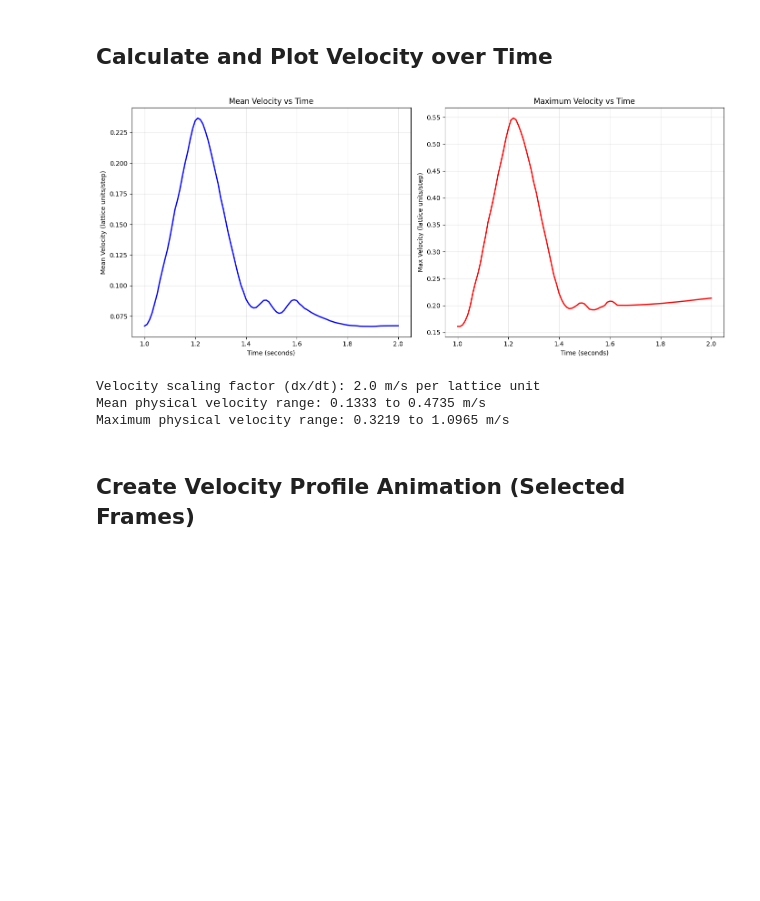
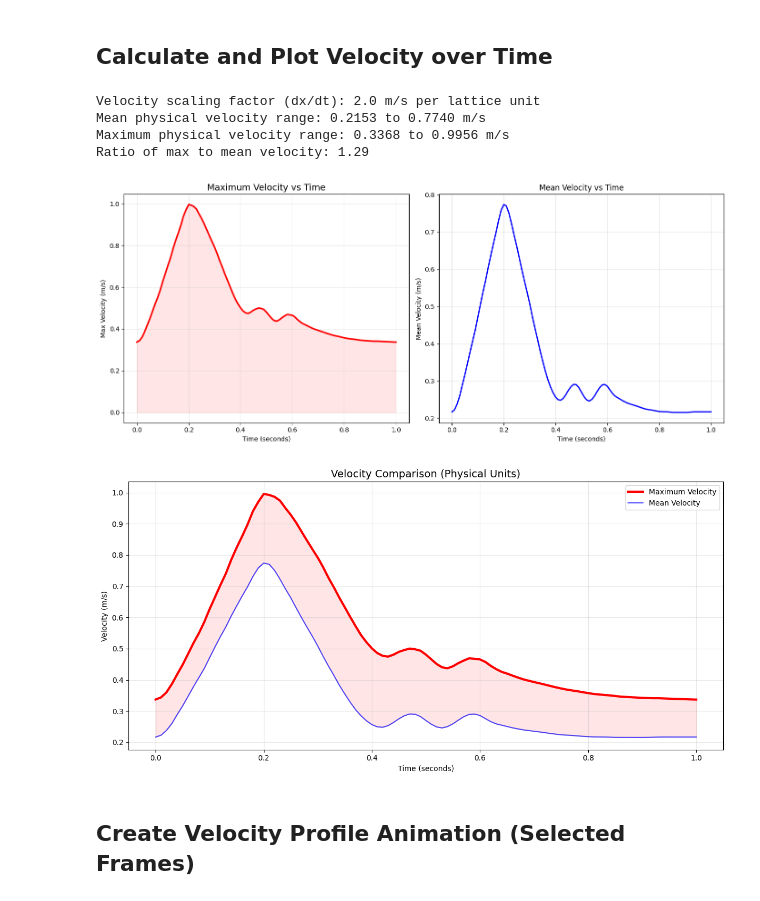
Before and after one commit to DynoAbd786-Uni/dissertation, a Jupyter notebook: visualisation_src/objective_2_visualiser.ipynb, the cells around one changed output. Saved outputs shown, nothing was run; the diff lists cells and outputs as text; code cells hidden in the pictures; blank space fills up the shorter version.

```diff
--- a/visualisation_src/objective_2_visualiser.ipynb
+++ b/visualisation_src/objective_2_visualiser.ipynb
@@ -17,11 +23,19 @@ import time
 ## Load Simulation Parameters from JSON
 # %%
 # Define the base directory where the simulation results are located
-base_dir = Path('/home/abdua786/code/uni/3/dissertation/dissertation')
-simulation_folder = base_dir / 'aneurysm_simulation_results'
+base_dir = Path.cwd()
+
+# Define the simulation folder path for the time-dependent Zouhe standard BGK simulation
+simulation_folder = base_dir / '../results/pipe_flow/time_dependent_zouhe_standard_bgk'
 
 # Path to the parameter JSON file
-param_file = simulation_folder / 'parameters' / 'aneurysm_params 11:54:49 06-05-2025.json'
+param_file = simulation_folder / 'parameters' / 'pipe_tdzh_bgk_params.json'
+
+# # Define the simulation folder path for the time-dependent Zouhe non-Newtonian BGK simulation
+# simulation_folder = base_dir / '../results/pipe_flow/time_dependent_zouhe_non_newtonian_bgk'
+
+# # Path to the parameter JSON file
+# param_file = simulation_folder / 'parameters' / 'pipe_tdzh_nnbgk_params.json'
 
 # Load and parse the parameters
 with open(param_file, 'r') as f:
@@ -66,7 +80,7 @@ try:
     print("\nPhysical dimensions:")
     print(f"Vessel length: {vessel_length_mm} mm ({vessel_length_lu} lattice units)")
     print(f"Vessel diameter: {vessel_diameter_mm} mm ({vessel_diameter_lu} lattice units)")
-    print(f"Aneurysm bulge: {bulge_horizontal_mm} × {bulge_vertical_mm} mm")
+    print(f"Aneurysm bulge: {bulge_horizontal_mm} x {bulge_vertical_mm} mm")
     print(f"Kinematic viscosity: {kinematic_viscosity} m²/s")
 
 except KeyError as e:
@@ -208,54 +219,74 @@ Reshaped data dimensions: (528, 749)
 # Calculate mean and max velocity for each frame
 try:
     # Arrays to store mean and max velocity for each frame
     mean_velocities = np.zeros(len(frame_numbers))
     max_velocities = np.zeros(len(frame_numbers))
 
     # Calculate statistics for each frame
     for i, frame_idx in enumerate(frame_indices):
         frame_data = u_magnitude_data[i]
         mean_velocities[i] = frame_data.mean()
         max_velocities[i] = frame_data.max()
 
     # Calculate physical time for each frame
     # Time = frame number * dt (simulation time step)
     physical_times = frame_numbers * dt
 
-    # Plot mean and max velocity vs time
+    # Convert velocities to physical units (m/s)
+    velocity_scale = dx / dt  # m/s per lattice unit
+    mean_velocities_physical = mean_velocities * velocity_scale
+    max_velocities_physical = max_velocities * velocity_scale
+
+    print(f"Velocity scaling factor (dx/dt): {velocity_scale} m/s per lattice unit")
+    print(f"Mean physical velocity range: {mean_velocities_physical.min():.4f} to {mean_velocities_physical.max():.4f} m/s")
+    print(f"Maximum physical velocity range: {max_velocities_physical.min():.4f} to {max_velocities_physical.max():.4f} m/s")
+    print(f"Ratio of max to mean velocity: {(max_velocities.max() / mean_velocities.max()):.2f}")
+
+    # Rearranged plots to show max velocity on top - using physical units
     plt.figure(figsize=(14, 6))
 
+    # Plot max velocity on top with more prominent styling
     plt.subplot(1, 2, 1)
-    plt.plot(physical_times, mean_velocities, 'b-', linewidth=2)
+    plt.plot(physical_times, max_velocities_physical, 'r-', linewidth=2.5)
+    plt.title('Maximum Velocity vs Time', fontsize=14)
+    plt.xlabel('Time (seconds)')
+    plt.ylabel('Max Velocity (m/s)')
+    plt.grid(True, alpha=0.3)
+    plt.fill_between(physical_times, 0, max_velocities_physical, alpha=0.1, color='red')
+
+    # Plot mean velocity below
+    plt.subplot(1, 2, 2)
+    plt.plot(physical_times, mean_velocities_physical, 'b-', linewidth=2)
     plt.title('Mean Velocity vs Time')
     plt.xlabel('Time (seconds)')
-    plt.ylabel('Mean Velocity (lattice units/step)')
-    plt.grid(True, alpha=0.3)
-
-    plt.subplot(1, 2, 2)
-    plt.plot(physical_times, max_velocities, 'r-', linewidth=2)
-    plt.title('Maximum Velocity vs Time')
-    plt.xlabel('Time (seconds)')
-    plt.ylabel('Max Velocity (lattice units/step)')
+    plt.ylabel('Mean Velocity (m/s)')
     plt.grid(True, alpha=0.3)
 
     plt.tight_layout()
     plt.show()
 
-    # Convert velocities to physical units (if needed)
-    # Velocity scaling: v_physical = v_lattice * (dx/dt)
-    velocity_scale = dx / dt
-
-    print(f"Velocity scaling factor (dx/dt): {velocity_scale} m/s per lattice unit")
-    print(f"Mean physical velocity range: {mean_velocities.min() * velocity_scale:.4f} to {mean_velocities.max() * velocity_scale:.4f} m/s")
-    print(f"Maximum physical velocity range: {max_velocities.min() * velocity_scale:.4f} to {max_velocities.max() * velocity_scale:.4f} m/s")
+    # Create a figure for combined plot with max velocity highlighted
+    plt.figure(figsize=(12, 6))
+    plt.plot(physical_times, max_velocities_physical, 'r-', linewidth=3, label='Maximum Velocity')
+    plt.plot(physical_times, mean_velocities_physical, 'b-', linewidth=1.5, label='Mean Velocity', alpha=0.7)
+    plt.fill_between(physical_times, mean_velocities_physical, max_velocities_physical, alpha=0.1, color='red')
+    plt.title('Velocity Comparison (Physical Units)', fontsize=14)
+    plt.xlabel('Time (seconds)')
+    plt.ylabel('Velocity (m/s)')
+    plt.grid(True, alpha=0.3)
+    plt.legend(loc='upper right')
+    plt.tight_layout()
+    plt.show()
 
 except Exception as e:
     print(f"Error calculating velocity statistics: {e}")
 # %% [output]
+Velocity scaling factor (dx/dt): 2.0 m/s per lattice unit
+Mean physical velocity range: 0.2153 to 0.7740 m/s
+Maximum physical velocity range: 0.3368 to 0.9956 m/s
+Ratio of max to mean velocity: 1.29
-[figure, old version]
+[figure, new version]
-Velocity scaling factor (dx/dt): 2.0 m/s per lattice unit
-Mean physical velocity range: 0.1333 to 0.4735 m/s
-Maximum physical velocity range: 0.3219 to 1.0965 m/s
+[figure, added]
 # %% [markdown]
 ## Create Velocity Profile Animation (Selected Frames)
 # %%
```
Also changed, not shown: parts of 11 cells of this notebook, 15 other files.
